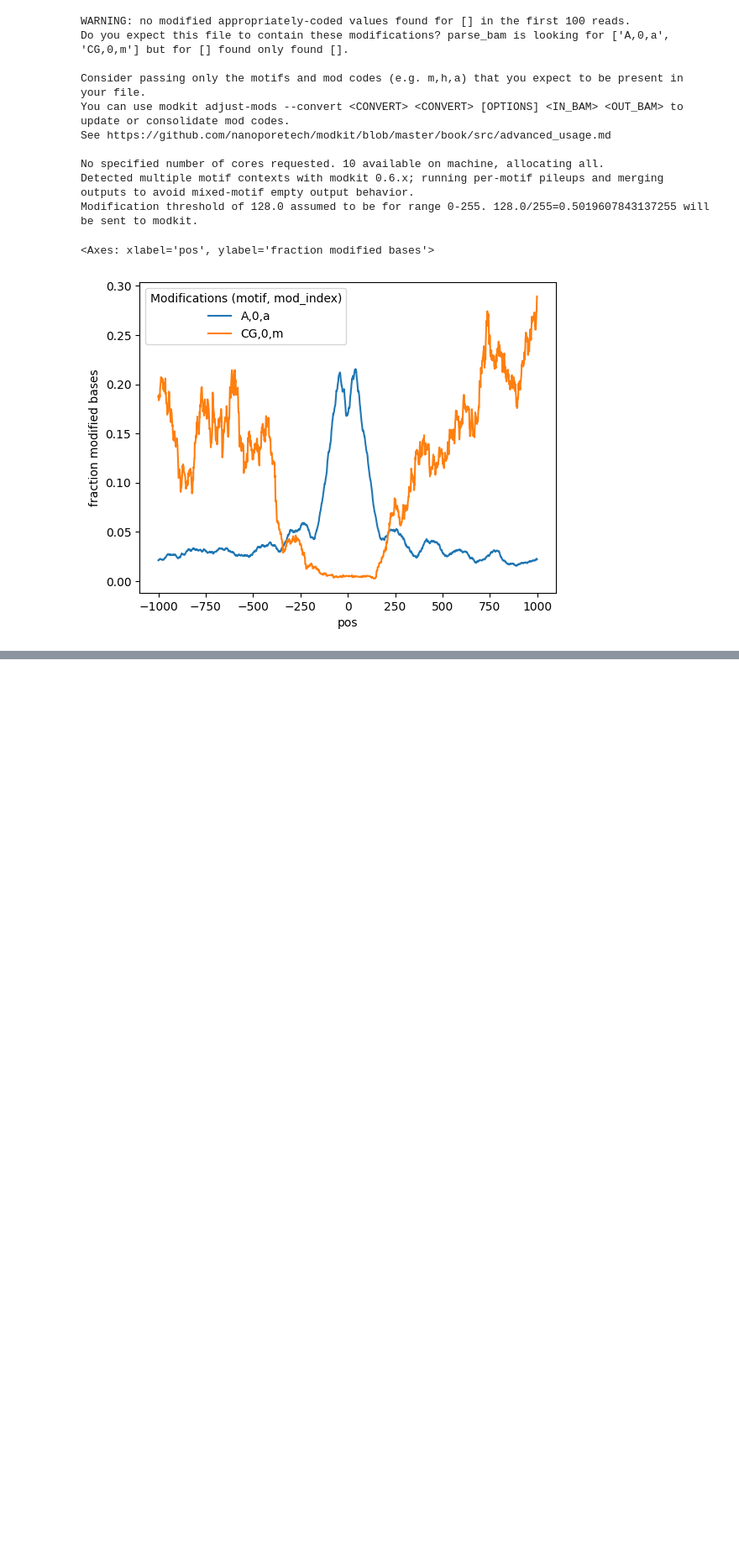
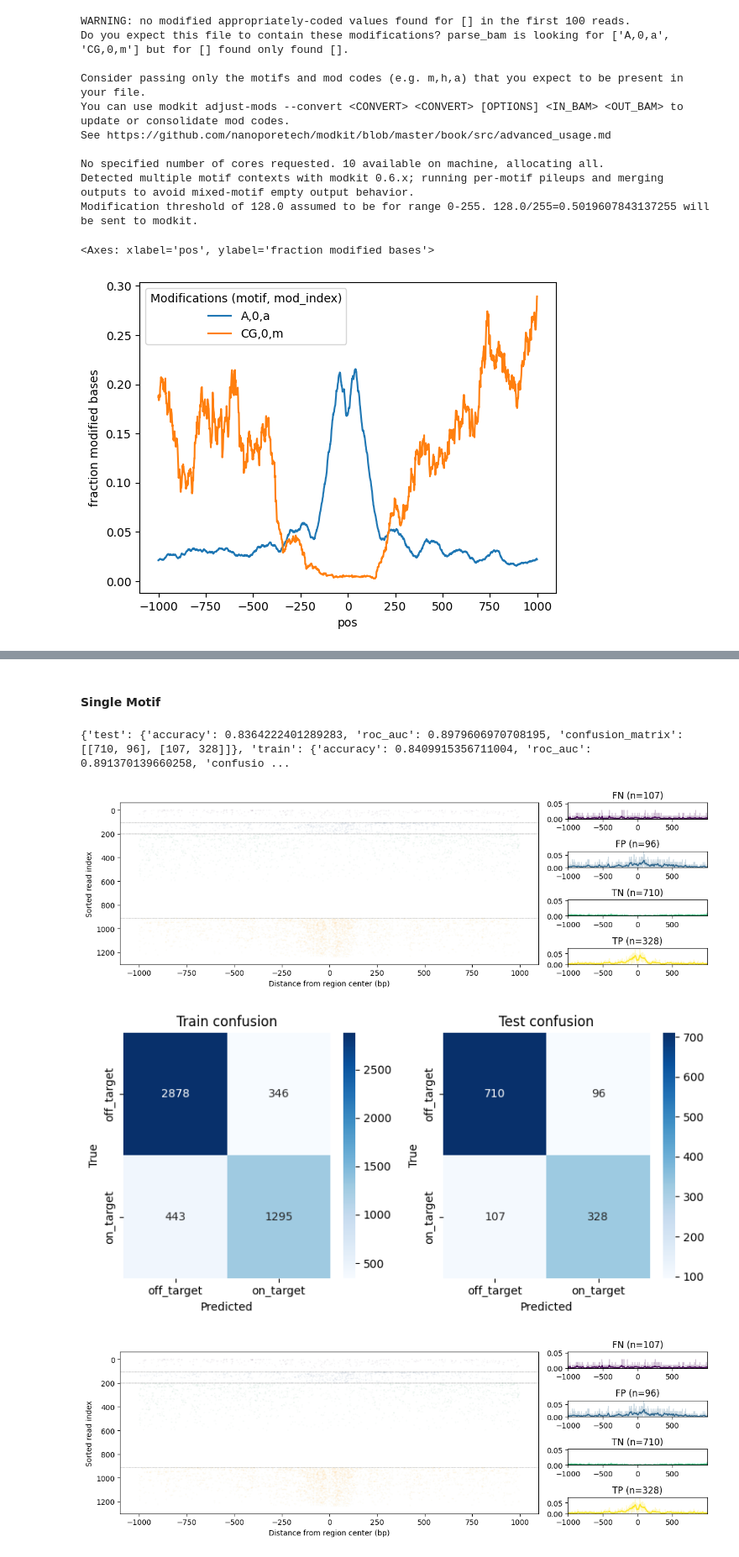
Before and after one commit to streetslab/dimelo, a Jupyter notebook: dimelo_test.ipynb, the cells around one changed output, grey strips where cells are left out. Shown at 84% size. Saved outputs shown, nothing was run; the diff lists cells and outputs as text; code cells hidden in the pictures; blank space fills up the shorter version.

```diff
--- a/dimelo_test.ipynb
+++ b/dimelo_test.ipynb
@@ -2041,0 +1689,32 @@ plot_enrichment_profile.by_modification(
+# %% [markdown]
+#### Single Motif
+# %%
+sample_labels_single = np.array([m.get("source_label", "unknown") for m in rw_single.metadata])
+
+clf_single = cluster.classify_read_features_binary(
+    feat_single_scaled,
+    sample_labels=sample_labels_single,
+    classifier="logreg",
+    random_state=42,
+)
+print(clf_single["metrics"])
+cluster.plot_confusion_matrices(clf_single["predictions"])
+
+cluster.plot_classification_profiles(
+    data_matrix=rw_single.data_matrix,
+    predictions=clf_single["predictions"],
+    val_matrix=rw_single.val_matrix,
+    metadata=rw_single.metadata,
+    split="test",
+    group_by="confusion",
+    window_size=shared_window,
+    point_size=plot_point_size,
+    point_alpha=plot_point_alpha,
+    smoothing=profile_smoothing,
+    show_unsmoothed_overlay=show_unsmoothed_overlay,
+)
+# %% [output]
+{'test': {'accuracy': 0.8364222401289283, 'roc_auc': 0.8979606970708195, 'confusion_matrix': [[710, 96], [107, 328]]}, 'train': {'accuracy': 0.8409915356711004, 'roc_auc': 0.891370139660258, 'confusio ...
+[figure, added]
+[figure, added]
+[figure, added]
```
Also changed, not shown: parts of 55 cells of this notebook, 9 other files.
